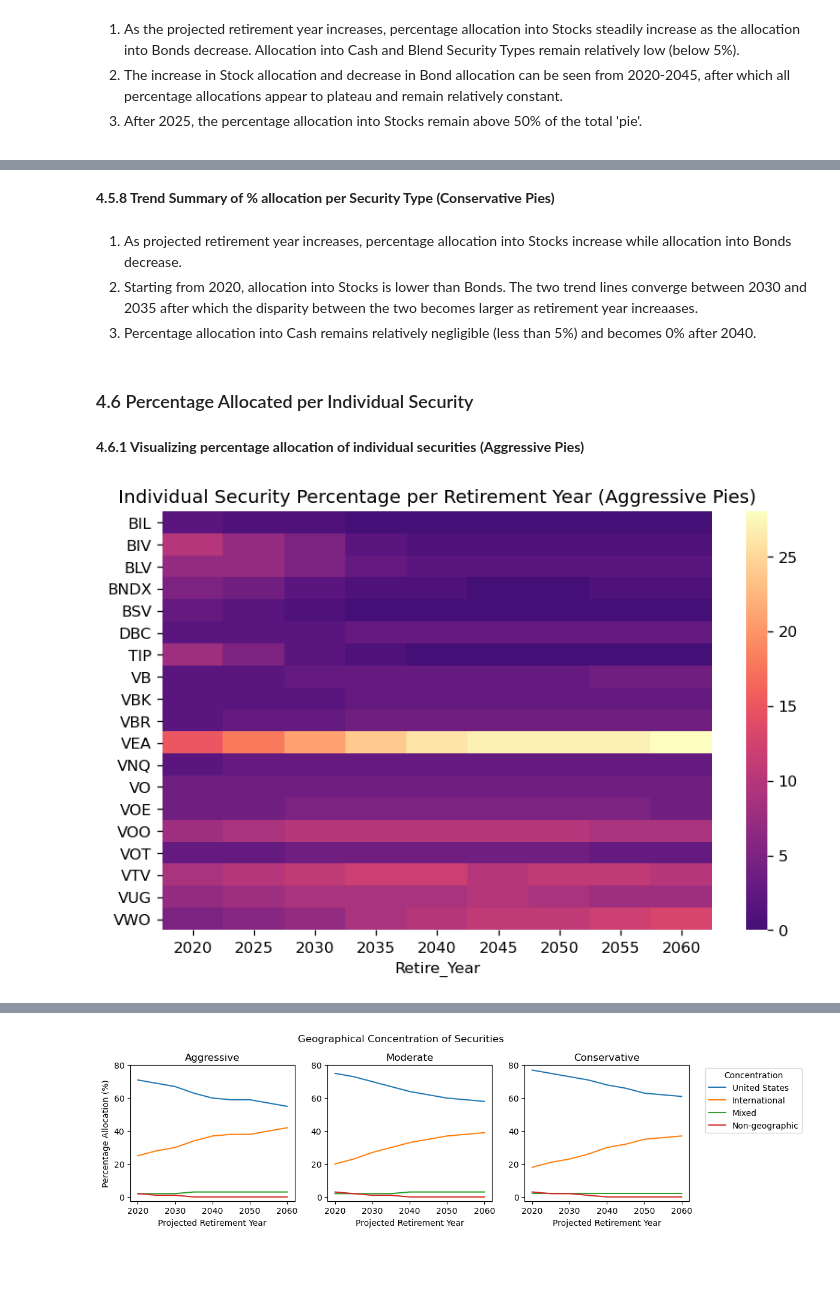
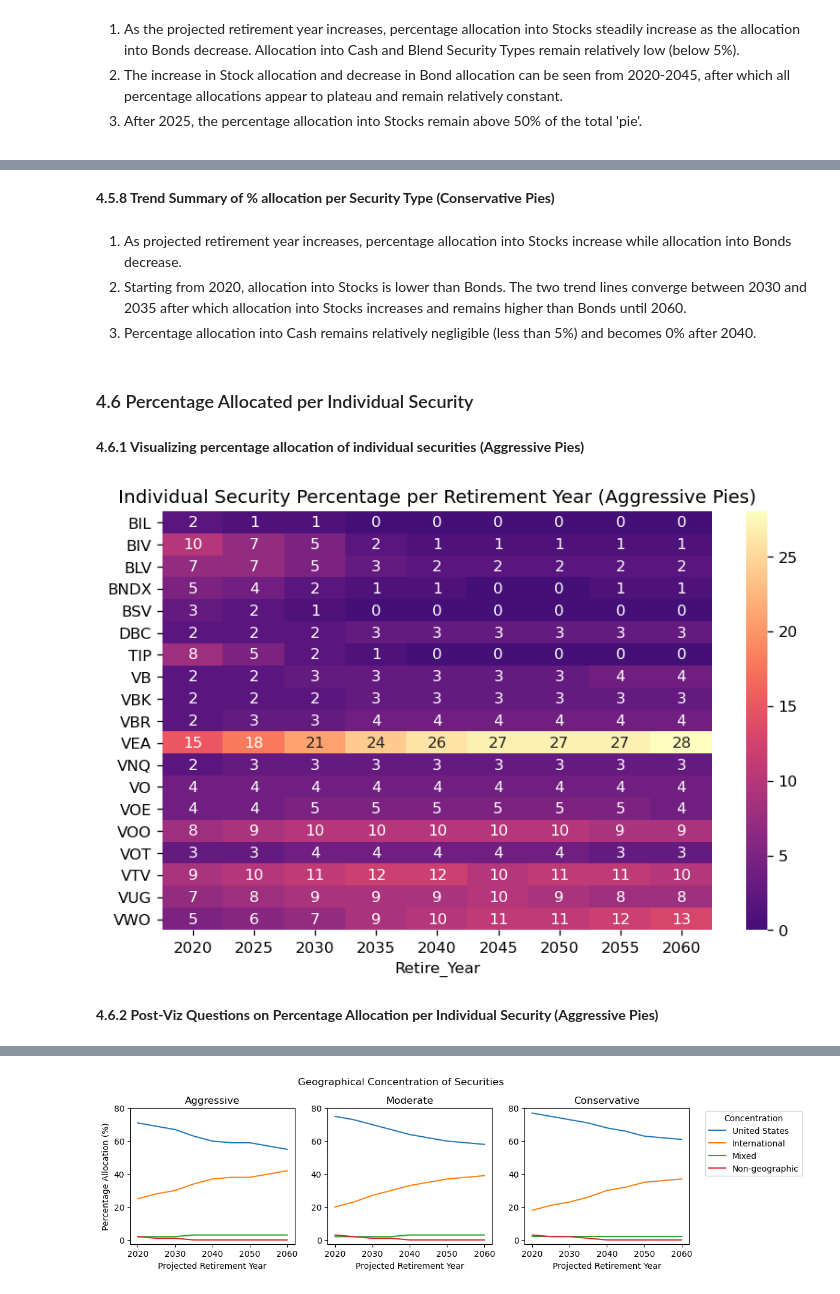
Before and after one commit to AvinashBisram/Data-Analysis-Projects, a Jupyter notebook: M1 Expert Pie Analysis/M1 Expert Pie Analysis.ipynb, the cells around one changed output, grey strips where cells are left out. Drawn from its saved outputs; the diff is of its cells as text; code cells hidden in the pictures; blank space fills up the shorter version.

Commit message:
Deeper Analysis
Added many additional post-visualization queries for each main topic.
Added a Table of Contents.
Added zoomed slices of several visualizations.

```diff
--- a/M1 Expert Pie Analysis/M1 Expert Pie Analysis.ipynb
+++ b/M1 Expert Pie Analysis/M1 Expert Pie Analysis.ipynb
@@ -117,6 +232,4 @@ raw['BIL'] = raw['BIL'].astype('int64')
 raw['BNDX'] = raw['BNDX'].astype('int64')
 raw['BSV'] = raw['BSV'].astype('int64')
 raw['TIP'] = raw['TIP'].astype('int64')
-raw['VNQ'] = raw['VNQ'].astype('int64')
-raw['VWO'] = raw['VWO'].astype('int64')
 # %% [markdown]
@@ -412,23 +689,29 @@ plt.show()
 # %% [markdown]
+<a id='4.5.8'></a>
 <b>4.5.8 Trend Summary of % allocation per Security Type (Conservative Pies)</b>
 # %% [markdown]
 <ol>
     <li>As projected retirement year increases, percentage allocation into Stocks increase while allocation into Bonds decrease.</li>
-    <li>Starting from 2020, allocation into Stocks is lower than Bonds. The two trend lines converge between 2030 and 2035 after which the disparity between the two becomes larger as retirement year increaases.</li>
+    <li>Starting from 2020, allocation into Stocks is lower than Bonds. The two trend lines converge between 2030 and 2035 after which allocation into Stocks increases and remains higher than Bonds until 2060.</li>
     <li>Percentage allocation into Cash remains relatively negligible (less than 5%) and becomes 0% after 2040.</li>
 </ol>
 # %% [markdown]
+<a id='4.6'></a>
 ### 4.6 Percentage Allocated per Individual Security
 # %% [markdown]
+<a id='4.6.1'></a>
 <b>4.6.1 Visualizing percentage allocation of individual securities (Aggressive Pies)</b>
 # %%
 plt.figure(figsize=(8,5), dpi=120)
 plt.title('Individual Security Percentage per Retirement Year (Aggressive Pies)')
 sns.heatmap(data=all_aggressive[['Retire_Year','BIL', 'BIV',
        'BLV', 'BNDX', 'BSV', 'DBC', 'TIP', 'VB', 'VBK', 'VBR', 'VEA', 'VNQ',
-       'VO', 'VOE', 'VOO', 'VOT', 'VTV', 'VUG', 'VWO']].set_index('Retire_Year').transpose(), cmap='magma', center=10)
+       'VO', 'VOE', 'VOO', 'VOT', 'VTV', 'VUG', 'VWO']].set_index('Retire_Year').transpose(), cmap='magma', center=10, annot=True)
 plt.show()
 # %% [output]
-[figure, old version]
+[figure, new version]
+# %% [markdown]
+<a id='4.6.2'></a>
+<strong>4.6.2 Post-Viz Questions on Percentage Allocation per Individual Security (Aggressive Pies)</strong>
 # %%
 # Which 5 securities have the HIGHEST percentage allocation in 2020 (Aggressive)?
```
Also changed, not shown: parts of 131 cells of this notebook.
